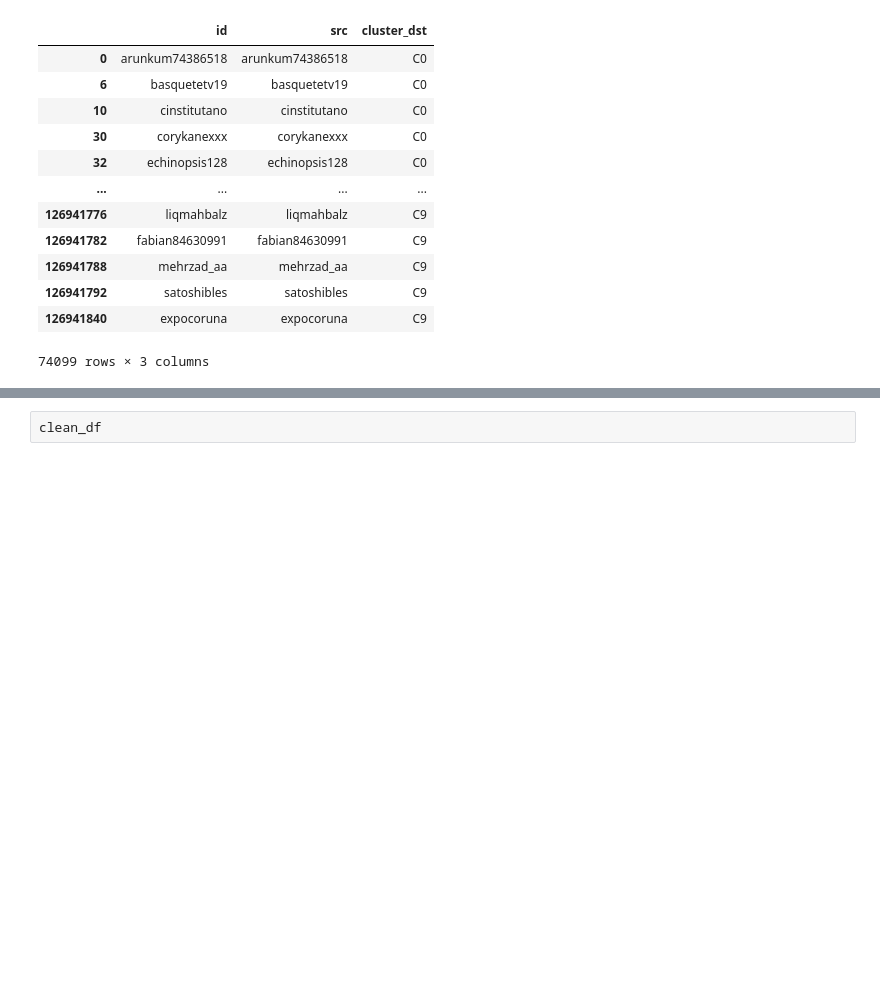
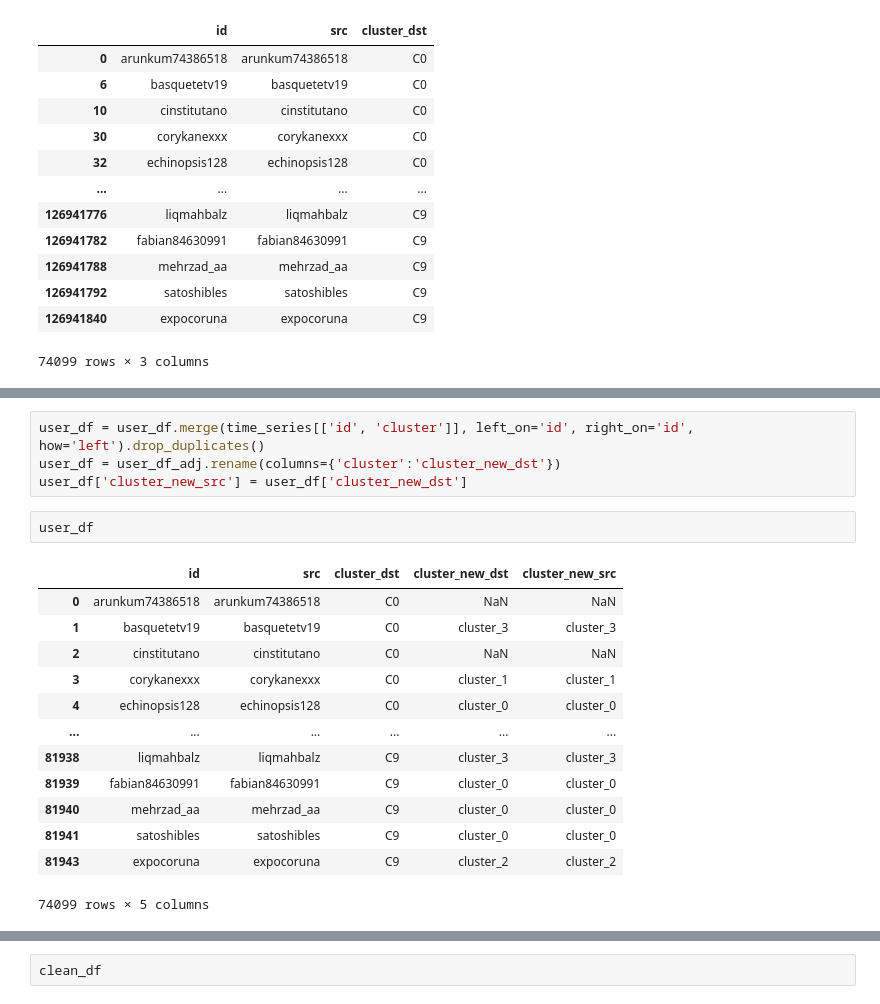
Before and after one commit to christianschwendner/coins_2122, a Jupyter notebook: Griffin_data/adjacency_matrix.ipynb, the cells around one changed output, grey strips where cells are left out. Drawn from its saved outputs; the diff is of its cells as text; blank space fills up the shorter version.

```diff
--- a/Griffin_data/adjacency_matrix.ipynb
+++ b/Griffin_data/adjacency_matrix.ipynb
@@ -145,0 +129,20 @@ See the caveats in the documentation: https://pandas.pydata.org/pandas-docs/stab
+# %%
+user_df = user_df.merge(time_series[['id', 'cluster']], left_on='id', right_on='id', how='left').drop_duplicates()
+user_df = user_df_adj.rename(columns={'cluster':'cluster_new_dst'})
+user_df['cluster_new_src'] = user_df['cluster_new_dst']
+# %%
+user_df
+# %% [output]
+|  | id | src | cluster_dst | cluster_new_dst | cluster_new_src |
+| 0 | arunkum74386518 | arunkum74386518 | C0 | NaN | NaN |
+| 1 | basquetetv19 | basquetetv19 | C0 | cluster_3 | cluster_3 |
+| 2 | cinstitutano | cinstitutano | C0 | NaN | NaN |
+| 3 | corykanexxx | corykanexxx | C0 | cluster_1 | cluster_1 |
+| 4 | echinopsis128 | echinopsis128 | C0 | cluster_0 | cluster_0 |
+| ... | ... | ... | ... | ... | ... |
+| 81938 | liqmahbalz | liqmahbalz | C9 | cluster_3 | cluster_3 |
+| 81939 | fabian84630991 | fabian84630991 | C9 | cluster_0 | cluster_0 |
+| 81940 | mehrzad_aa | mehrzad_aa | C9 | cluster_0 | cluster_0 |
+| 81941 | satoshibles | satoshibles | C9 | cluster_0 | cluster_0 |
+| 81943 | expocoruna | expocoruna | C9 | cluster_2 | cluster_2 |
+74099 rows × 5 columns
```
Also changed, not shown: parts of 9 cells of this notebook, 30 other files.
